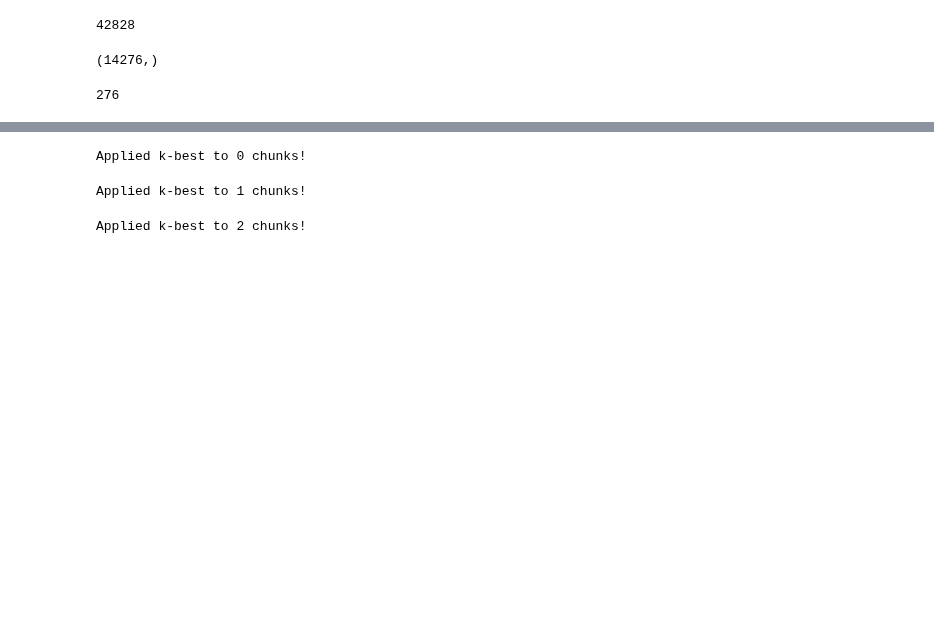
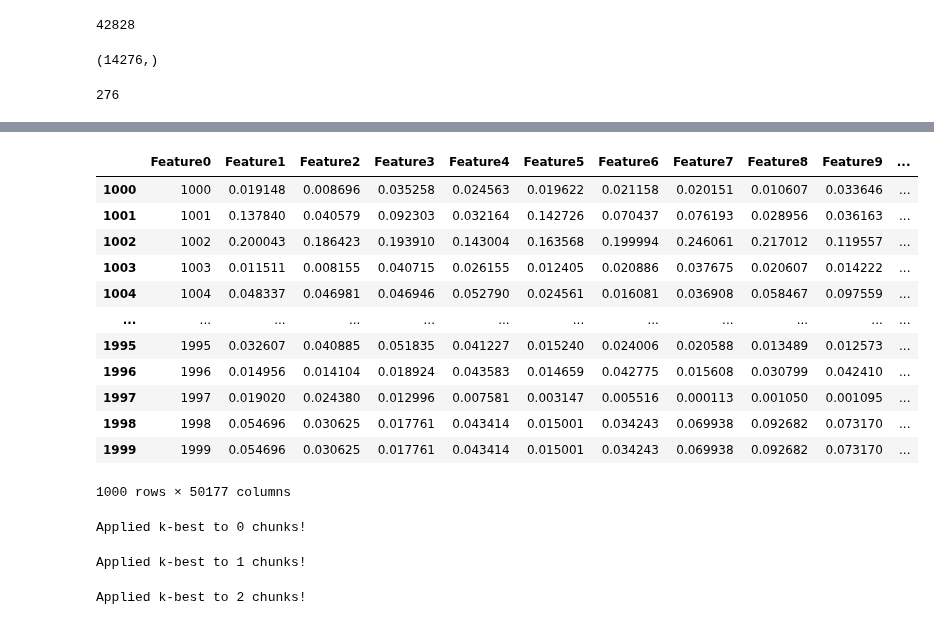
Before and after one commit to JNPauli/Emotional_Machines, a Jupyter notebook: data/Deep_Classification_Network.ipynb, the cells around one changed output, grey strips where cells are left out. Saved outputs shown, nothing was run; the diff lists cells and outputs as text; code cells hidden in the pictures; blank space fills up the shorter version.

```diff
--- a/data/Deep_Classification_Network.ipynb
+++ b/data/Deep_Classification_Network.ipynb
@@ -130,0 +133,2 @@ y_df = pd.DataFrame(y)
+# %%
+copy = list_of_dataframes
@@ -130,0 +151,12 @@ y_df = pd.DataFrame(y)
+# %%
+renamed_df = []
+val = 0
+for idx, col in enumerate(copy[0]):
+    col = ('Feature {idx}'.format(a=idx))
+    print(col)
+
+
+
+#for idx, col in enumerate(df):
+     #   renamed_df.append(df[col]+ {val}.format(val=val)
+    #renamed_df.append(df.add_suffix('Feature_{val}'.format(val=val)))
@@ -130,0 +165,2 @@ y_df = pd.DataFrame(y)
+# %%
+copy[0].add_prefix('Feature_')
@@ -131,3 +181,22 @@ y_df = pd.DataFrame(y)
+# %%
+for pos, col in enumerate(copy[1]):
+    copy[1].columns.values[pos] = 'Feature' + str(pos)
+# %%
+copy[1]
+# %% [output]
+|  | Feature0 | Feature1 | Feature2 | Feature3 | Feature4 | Feature5 | Feature6 | Feature7 | Feature8 | Feature9 | ... |
+| 1000 | 1000 | 0.019148 | 0.008696 | 0.035258 | 0.024563 | 0.019622 | 0.021158 | 0.020151 | 0.010607 | 0.033646 | ... |
+| 1001 | 1001 | 0.137840 | 0.040579 | 0.092303 | 0.032164 | 0.142726 | 0.070437 | 0.076193 | 0.028956 | 0.036163 | ... |
+| 1002 | 1002 | 0.200043 | 0.186423 | 0.193910 | 0.143004 | 0.163568 | 0.199994 | 0.246061 | 0.217012 | 0.119557 | ... |
+| 1003 | 1003 | 0.011511 | 0.008155 | 0.040715 | 0.026155 | 0.012405 | 0.020886 | 0.037675 | 0.020607 | 0.014222 | ... |
+| 1004 | 1004 | 0.048337 | 0.046981 | 0.046946 | 0.052790 | 0.024561 | 0.016081 | 0.036908 | 0.058467 | 0.097559 | ... |
+| ... | ... | ... | ... | ... | ... | ... | ... | ... | ... | ... | ... |
+| 1995 | 1995 | 0.032607 | 0.040885 | 0.051835 | 0.041227 | 0.015240 | 0.024006 | 0.020588 | 0.013489 | 0.012573 | ... |
+| 1996 | 1996 | 0.014956 | 0.014104 | 0.018924 | 0.043583 | 0.014659 | 0.042775 | 0.015608 | 0.030799 | 0.042410 | ... |
+| 1997 | 1997 | 0.019020 | 0.024380 | 0.012996 | 0.007581 | 0.003147 | 0.005516 | 0.000113 | 0.001050 | 0.001095 | ... |
+| 1998 | 1998 | 0.054696 | 0.030625 | 0.017761 | 0.043414 | 0.015001 | 0.034243 | 0.069938 | 0.092682 | 0.073170 | ... |
+| 1999 | 1999 | 0.054696 | 0.030625 | 0.017761 | 0.043414 | 0.015001 | 0.034243 | 0.069938 | 0.092682 | 0.073170 | ... |
+1000 rows × 50177 columns
 # %%
 k_list = []
 track = 0
```
Also changed, not shown: parts of 7 cells of this notebook.
